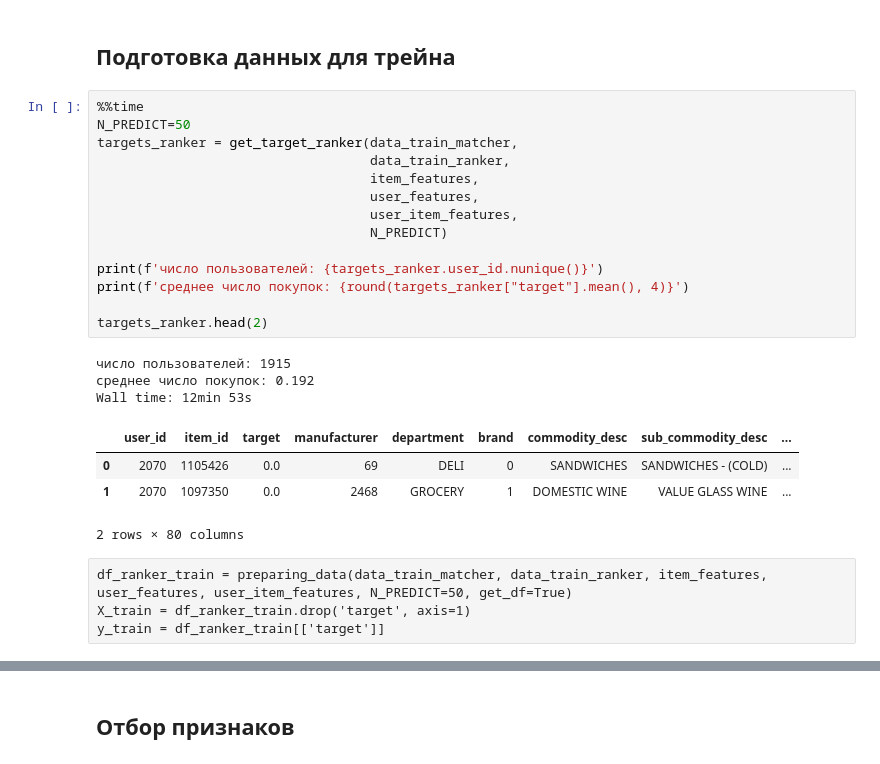
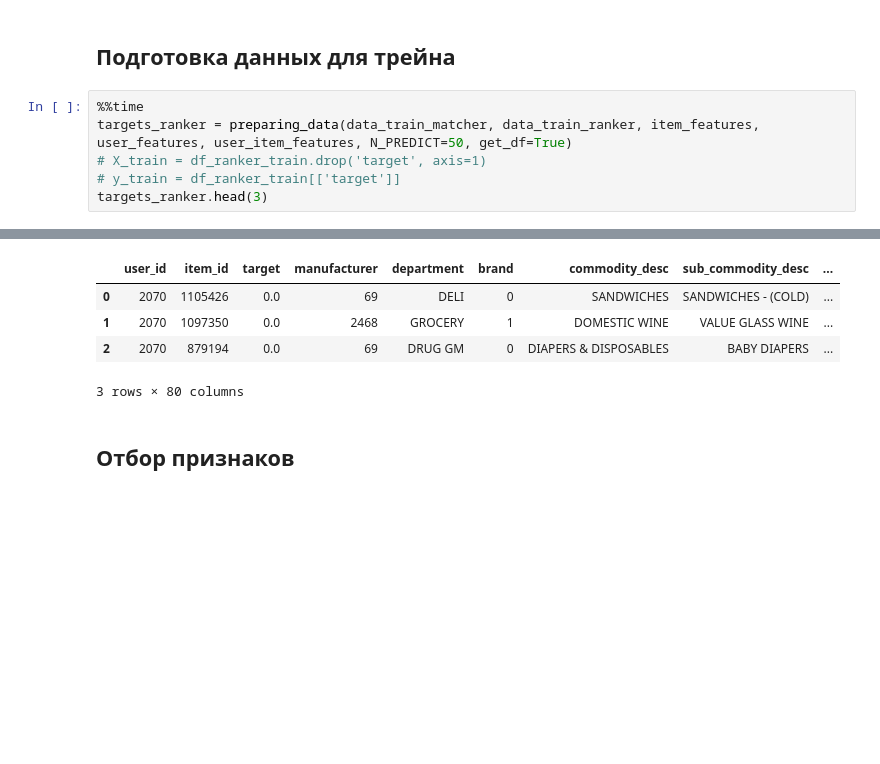
Before and after one commit to OlegRev/recommendation_systems, a Jupyter notebook: course_project.ipynb, the cells around one changed output, grey strips where cells are left out. Drawn from its saved outputs; the diff is of its cells as text; blank space fills up the shorter version.

```diff
--- a/course_project.ipynb
+++ b/course_project.ipynb
@@ -531,29 +588,10 @@ Wall time: 298 ms
 # -- давние покупки -- | -- 6 недель -- | -- 3 недель --
 # %% [markdown]
 ## Подготовка данных для трейна
-# %%
-%%time
-N_PREDICT=50
-targets_ranker = get_target_ranker(data_train_matcher,
-                                   data_train_ranker,
-                                   item_features,
-                                   user_features,
-                                   user_item_features,
-                                   N_PREDICT)
-
-print(f'число пользователей: {targets_ranker.user_id.nunique()}')
-print(f'среднее число покупок: {round(targets_ranker["target"].mean(), 4)}')
-
-targets_ranker.head(2)
-# %% [output]
-число пользователей: 1915
-среднее число покупок: 0.192
-Wall time: 12min 53s
-|  | user_id | item_id | target | manufacturer | department | brand | commodity_desc | sub_commodity_desc | ... |
-| 0 | 2070 | 1105426 | 0.0 | 69 | DELI | 0 | SANDWICHES | SANDWICHES - (COLD) | ... |
-| 1 | 2070 | 1097350 | 0.0 | 2468 | GROCERY | 1 | DOMESTIC WINE | VALUE GLASS WINE | ... |
-2 rows × 80 columns
-# %% [raw]
-df_ranker_train = preparing_data(data_train_matcher, data_train_ranker, item_features, user_features, user_item_features, N_PREDICT=50, get_df=True)
-X_train = df_ranker_train.drop('target', axis=1)
-y_train = df_ranker_train[['target']]
+# %%
+%%time
+targets_ranker = preparing_data(data_train_matcher, data_train_ranker, item_features, user_features, user_item_features, N_PREDICT=50, get_df=True)
+# X_train = df_ranker_train.drop('target', axis=1)
+# y_train = df_ranker_train[['target']]
+targets_ranker.head(3)
+# %% [output]
@@ -560,3 +600,8 @@ y_train = df_ranker_train[['target']]
+|  | user_id | item_id | target | manufacturer | department | brand | commodity_desc | sub_commodity_desc | ... |
+| 0 | 2070 | 1105426 | 0.0 | 69 | DELI | 0 | SANDWICHES | SANDWICHES - (COLD) | ... |
+| 1 | 2070 | 1097350 | 0.0 | 2468 | GROCERY | 1 | DOMESTIC WINE | VALUE GLASS WINE | ... |
+| 2 | 2070 | 879194 | 0.0 | 69 | DRUG GM | 0 | DIAPERS & DISPOSABLES | BABY DIAPERS | ... |
+3 rows × 80 columns
 # %% [markdown]
 ## Отбор признаков
 # %%
```
Also changed, not shown: parts of 112 cells of this notebook.
